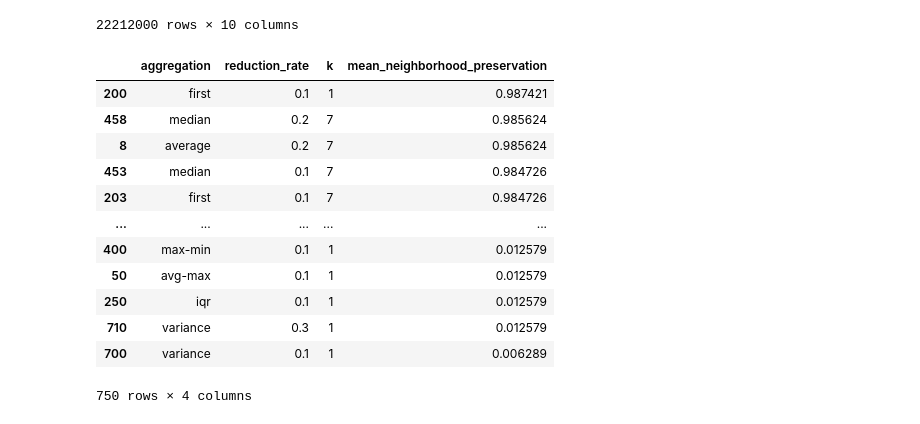
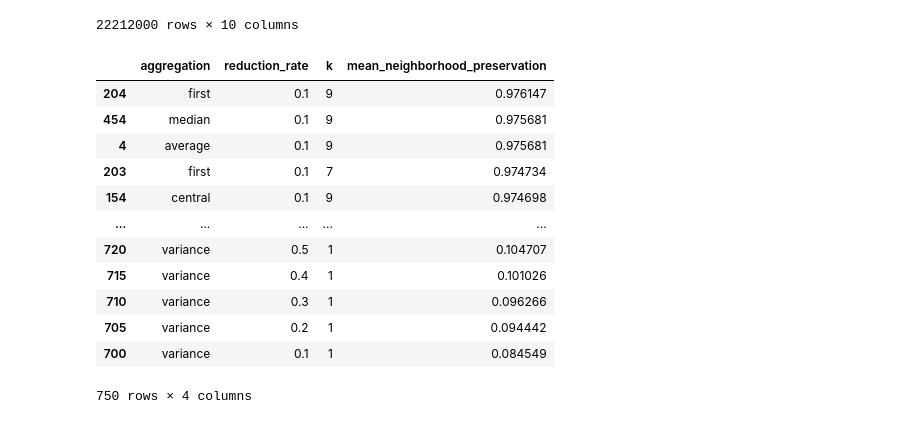
Before and after one commit to MoroFernando/time-series-dimensionality-reduction, a Jupyter notebook: paa-knn.ipynb, the cells around one changed output. Saved outputs shown, nothing was run; the diff lists cells and outputs as text; code cells hidden in the pictures.

```diff
--- a/paa-knn.ipynb
+++ b/paa-knn.ipynb
@@ -395,27 +391,27 @@ df_test_results
 22212000 rows × 10 columns
 # %%
 # Agrupa os resultados por método de agregação, taxa de redução, calculando a média da preservação dos K vizinhos
-grouped_results = df_test_results.groupby(['aggregation', 'reduction_rate', 'k']).agg({'neighborhood_preservation': 'mean'}).reset_index()
+grouped_results = knn_results.groupby(['aggregation', 'reduction_rate', 'k']).agg({'neighborhood_preservation': 'mean'}).reset_index()
 # Renomeia a coluna para melhor entendimento
 grouped_results = grouped_results.rename(columns={'neighborhood_preservation': 'mean_neighborhood_preservation'})
 
 # Ordena os resultados para melhor visualização
 grouped_results = grouped_results.sort_values(by=['mean_neighborhood_preservation'], ascending=[False])
 
 grouped_results
 # %% [output]
 |  | aggregation | reduction_rate | k | mean_neighborhood_preservation |
-| 200 | first | 0.1 | 1 | 0.987421 |
-| 458 | median | 0.2 | 7 | 0.985624 |
-| 8 | average | 0.2 | 7 | 0.985624 |
-| 453 | median | 0.1 | 7 | 0.984726 |
-| 203 | first | 0.1 | 7 | 0.984726 |
+| 204 | first | 0.1 | 9 | 0.976147 |
+| 454 | median | 0.1 | 9 | 0.975681 |
+| 4 | average | 0.1 | 9 | 0.975681 |
+| 203 | first | 0.1 | 7 | 0.974734 |
+| 154 | central | 0.1 | 9 | 0.974698 |
 | ... | ... | ... | ... | ... |
-| 400 | max-min | 0.1 | 1 | 0.012579 |
-| 50 | avg-max | 0.1 | 1 | 0.012579 |
-| 250 | iqr | 0.1 | 1 | 0.012579 |
-| 710 | variance | 0.3 | 1 | 0.012579 |
-| 700 | variance | 0.1 | 1 | 0.006289 |
+| 720 | variance | 0.5 | 1 | 0.104707 |
+| 715 | variance | 0.4 | 1 | 0.101026 |
+| 710 | variance | 0.3 | 1 | 0.096266 |
+| 705 | variance | 0.2 | 1 | 0.094442 |
+| 700 | variance | 0.1 | 1 | 0.084549 |
 750 rows × 4 columns
 # %%
 # Cria uma tabela pivô para visualização
```
Also changed, not shown: parts of 5 cells of this notebook.
